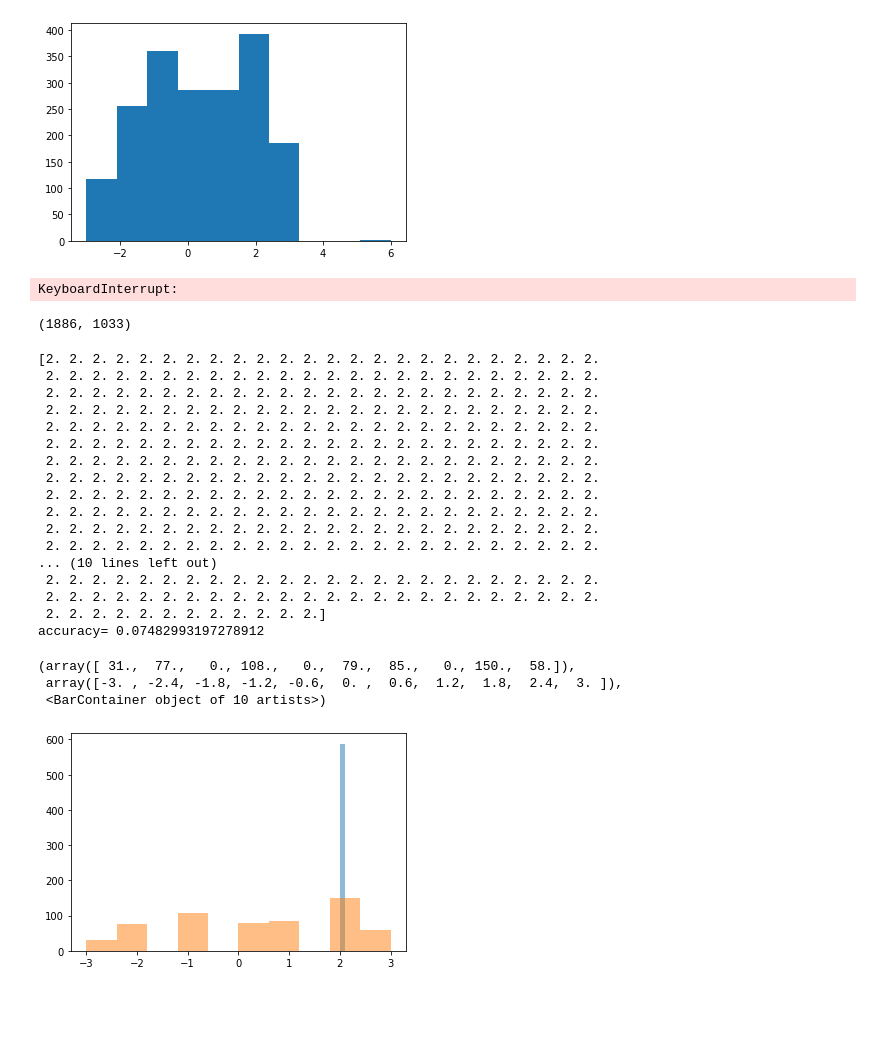
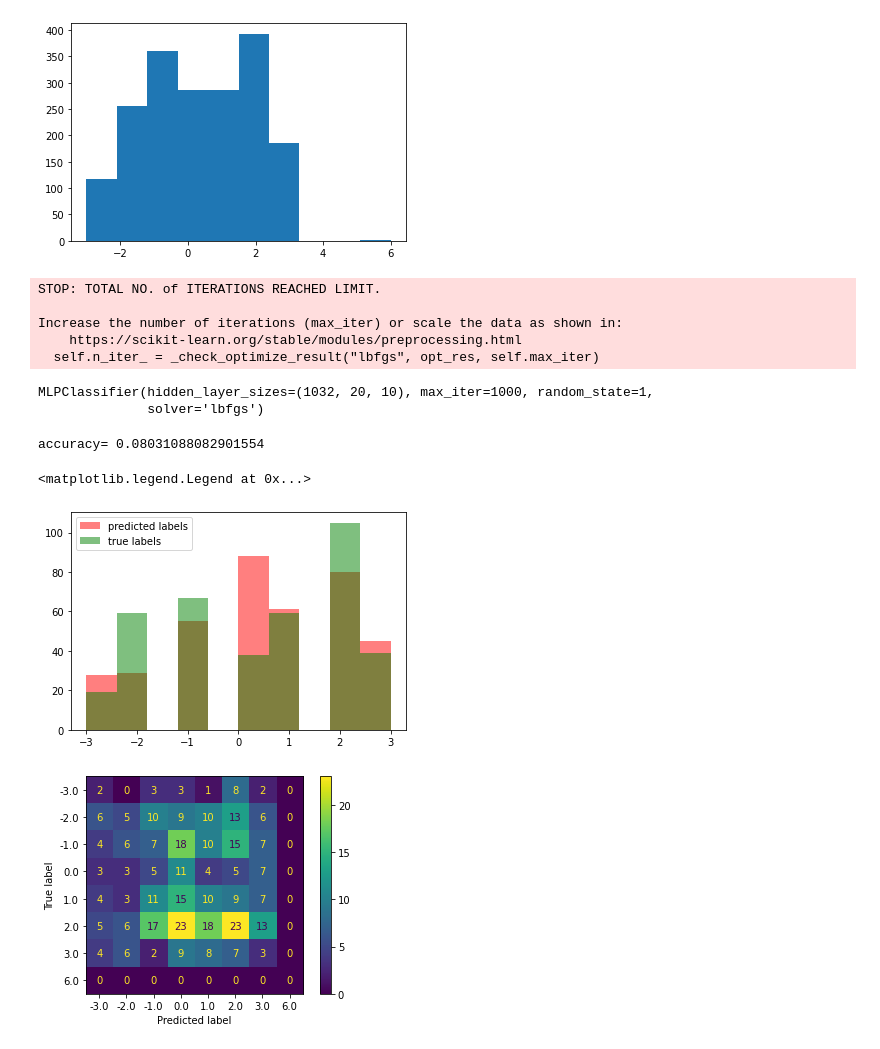
Before and after one commit to MACtion-Potential/SN_2023, a Jupyter notebook: eeg_classification_v1/jacob_nn.ipynb, the cells around one changed output. Cells and saved outputs as stored; diff of their text form; code cells hidden in the pictures; blank space fills up the shorter version.

```diff
--- a/eeg_classification_v1/jacob_nn.ipynb
+++ b/eeg_classification_v1/jacob_nn.ipynb
@@ -282,47 +282,40 @@ testing_labels = valences[1500:]
 
 
 clf = MLPClassifier(solver='lbfgs', alpha=1e-4,
-               hidden_layer_sizes=(1032,10), random_state=1,max_iter=10000)
+               hidden_layer_sizes=(1032,20,10), random_state=1,max_iter=1000)
 
 clf.fit(training_features, training_labels)
 # %% [output]
-KeyboardInterrupt:
+STOP: TOTAL NO. of ITERATIONS REACHED LIMIT.
+
+Increase the number of iterations (max_iter) or scale the data as shown in:
+    https://scikit-learn.org/stable/modules/preprocessing.html
+  self.n_iter_ = _check_optimize_result("lbfgs", opt_res, self.max_iter)
+MLPClassifier(hidden_layer_sizes=(1032, 20, 10), max_iter=1000, random_state=1,
+              solver='lbfgs')
-# %%
-print(np.shape(delta))
-np.savetxt("all_fouriers3",delta)
-# %% [output]
-(1886, 1033)
 # %%
 testing = clf.predict(testing_features)
-print(testing)
 count = 0
 for i in range(200):
     if testing_labels[i] == testing[i]:
         count += 1
 
 print("accuracy=", count/len(testing_features))
 
-plt.hist(testing,alpha=0.5)
-plt.hist(testing_labels,alpha=0.5)
+plt.hist(testing,alpha=0.5,color="red",label="predicted labels")
+plt.hist(testing_labels,alpha=0.5,color="green",label="true labels")
+plt.legend()
 # %% [output]
-[2. 2. 2. 2. 2. 2. 2. 2. 2. 2. 2. 2. 2. 2. 2. 2. 2. 2. 2. 2. 2. 2. 2. 2.
- 2. 2. 2. 2. 2. 2. 2. 2. 2. 2. 2. 2. 2. 2. 2. 2. 2. 2. 2. 2. 2. 2. 2. 2.
- 2. 2. 2. 2. 2. 2. 2. 2. 2. 2. 2. 2. 2. 2. 2. 2. 2. 2. 2. 2. 2. 2. 2. 2.
- 2. 2. 2. 2. 2. 2. 2. 2. 2. 2. 2. 2. 2. 2. 2. 2. 2. 2. 2. 2. 2. 2. 2. 2.
- 2. 2. 2. 2. 2. 2. 2. 2. 2. 2. 2. 2. 2. 2. 2. 2. 2. 2. 2. 2. 2. 2. 2. 2.
- 2. 2. 2. 2. 2. 2. 2. 2. 2. 2. 2. 2. 2. 2. 2. 2. 2. 2. 2. 2. 2. 2. 2. 2.
- 2. 2. 2. 2. 2. 2. 2. 2. 2. 2. 2. 2. 2. 2. 2. 2. 2. 2. 2. 2. 2. 2. 2. 2.
- 2. 2. 2. 2. 2. 2. 2. 2. 2. 2. 2. 2. 2. 2. 2. 2. 2. 2. 2. 2. 2. 2. 2. 2.
- 2. 2. 2. 2. 2. 2. 2. 2. 2. 2. 2. 2. 2. 2. 2. 2. 2. 2. 2. 2. 2. 2. 2. 2.
- 2. 2. 2. 2. 2. 2. 2. 2. 2. 2. 2. 2. 2. 2. 2. 2. 2. 2. 2. 2. 2. 2. 2. 2.
- 2. 2. 2. 2. 2. 2. 2. 2. 2. 2. 2. 2. 2. 2. 2. 2. 2. 2. 2. 2. 2. 2. 2. 2.
- 2. 2. 2. 2. 2. 2. 2. 2. 2. 2. 2. 2. 2. 2. 2. 2. 2. 2. 2. 2. 2. 2. 2. 2.
-... (10 lines left out)
- 2. 2. 2. 2. 2. 2. 2. 2. 2. 2. 2. 2. 2. 2. 2. 2. 2. 2. 2. 2. 2. 2. 2. 2.
- 2. 2. 2. 2. 2. 2. 2. 2. 2. 2. 2. 2. 2. 2. 2. 2. 2. 2. 2. 2. 2. 2. 2. 2.
- 2. 2. 2. 2. 2. 2. 2. 2. 2. 2. 2. 2.]
-accuracy= 0.07482993197278912
+accuracy= 0.08031088082901554
-(array([ 31.,  77.,   0., 108.,   0.,  79.,  85.,   0., 150.,  58.]),
- array([-3. , -2.4, -1.8, -1.2, -0.6,  0. ,  0.6,  1.2,  1.8,  2.4,  3. ]),
- <BarContainer object of 10 artists>)
+<matplotlib.legend.Legend at 0x...>
-[figure, old version]
+[figure, new version]
+# %%
+from sklearn.metrics import confusion_matrix, ConfusionMatrixDisplay
+cm = confusion_matrix(testing_labels, testing,labels=clf.classes_)
+disp = ConfusionMatrixDisplay(confusion_matrix=cm,
+                               display_labels=clf.classes_)
+
+disp.plot()
+plt.show()
+# %% [output]
+[figure, added]
```
Also changed, not shown: 3 other files.
